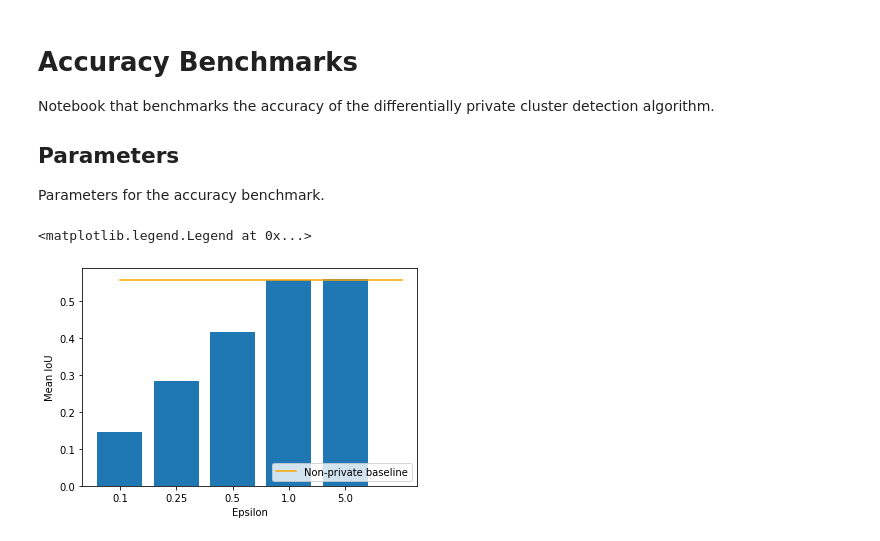
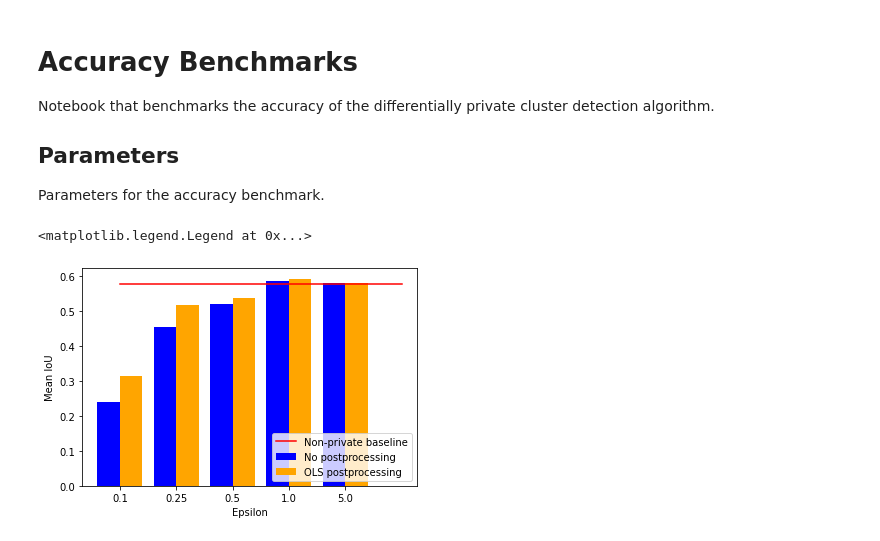
Before and after one commit to uva-dp-spatial-cluster-detection/dp-spatial-decompositions, a Jupyter notebook: benchmark_accuracy.ipynb, the cells around one changed output. Saved outputs shown, nothing was run; the diff lists cells and outputs as text; code cells hidden in the pictures.

Commit message:
Add postprocessing demo notebook; include postprocessed IoU in benchmark accuracy graph

```diff
--- a/benchmark_accuracy.ipynb
+++ b/benchmark_accuracy.ipynb
@@ -19,6 +19,7 @@ import util
 from shapely import geometry
 from cormode import gen, private
 from cormode.classical import QuadTreeNode
+from cormode import postprocessing
 
 
 # poisson parameter for number of background cases.
@@ -26,11 +27,14 @@ lambda_background = POPULATION * BACKGROUND_INCIDENCE_RATE
 # poisson parameter for number of cluster cases.
 lambda_cluster = POPULATION * CLUSTER_INCIDENCE_RATE
 
-# try each value of epsilon
 nonprivate_ious = []
 private_mean_ious = []
+ols_mean_ious = []
+
+# try each value of epsilon
 for epsilon in EPSILONS:
     private_ious = []
+    ols_ious = []
     for iter in range(ITERS):
         # data generation
 
@@ -54,29 +58,39 @@ for epsilon in EPSILONS:
 
         # build private quadtree from the non-private one
         private_tree = private.make_private_quadtree(tree, epsilon_total=epsilon, budget_strategy=private.BudgetStrategy.GEOMETRIC)
+        ols_tree = postprocessing.build_ols_tree(private_tree)
 
 
         # find cluster regions
         nonprivate_scan_statistic, nonprivate_region = cluster.find_max_scan_statistic_sweep(tree, POPULATION)
         private_scan_statistic, private_region = cluster.find_max_scan_statistic_sweep(private_tree, POPULATION)
+        ols_scan_statistic, ols_region = cluster.find_max_scan_statistic_sweep(ols_tree, POPULATION)
 
-        # computer IoU for each region
+        # compute IoU for each region
         nonprivate_iou = util.intersection_over_union(cluster_region, util.make_shapely_circle(*nonprivate_region))
         private_iou = util.intersection_over_union(cluster_region, util.make_shapely_circle(*private_region))
+        ols_iou = util.intersection_over_union(cluster_region, util.make_shapely_circle(*ols_region))
 
         nonprivate_ious.append(nonprivate_iou)
         private_ious.append(private_iou)
+        ols_ious.append(ols_iou)
 
     private_mean_ious.append(np.mean(private_ious))
+    ols_mean_ious.append(np.mean(ols_ious))
 nonprivate_mean_iou = np.mean(nonprivate_ious)
 # %%
 import matplotlib.pyplot as plt
+import numpy as np
 
 plt.xlabel("Epsilon")
 plt.ylabel("Mean IoU")
-plt.bar([str(x) for x in EPSILONS], private_mean_ious)
-plt.plot([0, max(EPSILONS)], [nonprivate_mean_iou] * 2, label="Non-private baseline", color="orange")
+ind = np.arange(len(EPSILONS))
+width = 0.4
+plt.bar(ind - width/2, private_mean_ious, width, color="blue", label="No postprocessing")
+plt.bar(ind + width/2, ols_mean_ious, width, color="orange", label="OLS postprocessing")
+plt.xticks(ind, [str(x) for x in EPSILONS])
+plt.plot([0, max(EPSILONS)], [nonprivate_mean_iou] * 2, label="Non-private baseline", color="red")
 plt.legend(loc="lower right")
 # %% [output]
 <matplotlib.legend.Legend at 0x...>
-[figure, old version]
+[figure, new version]
```
Also changed, not shown: 2 other files.
